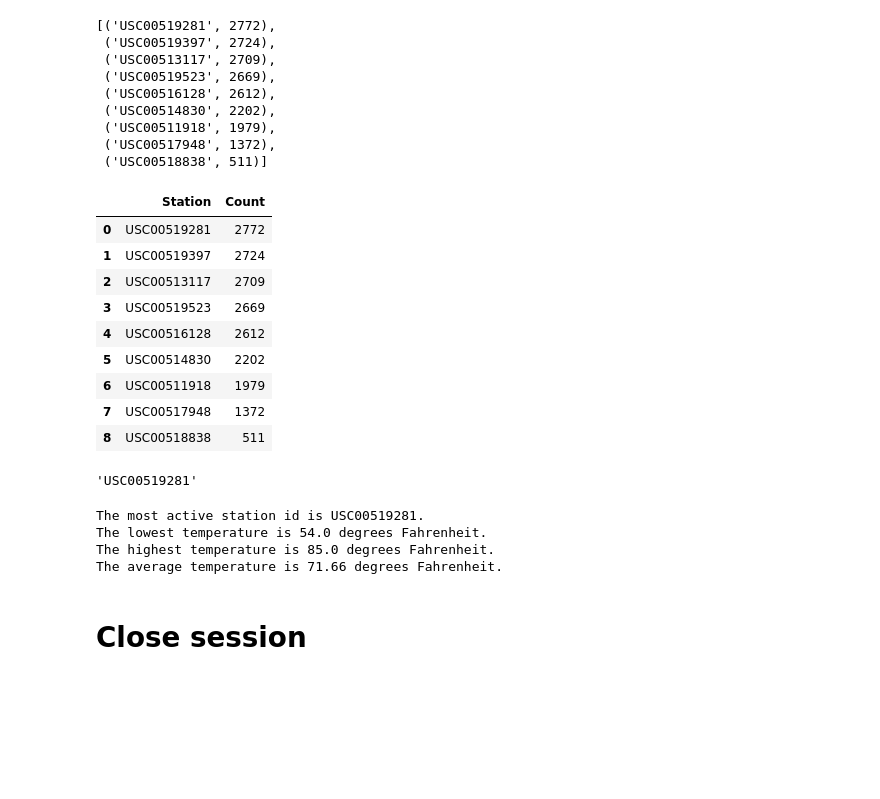
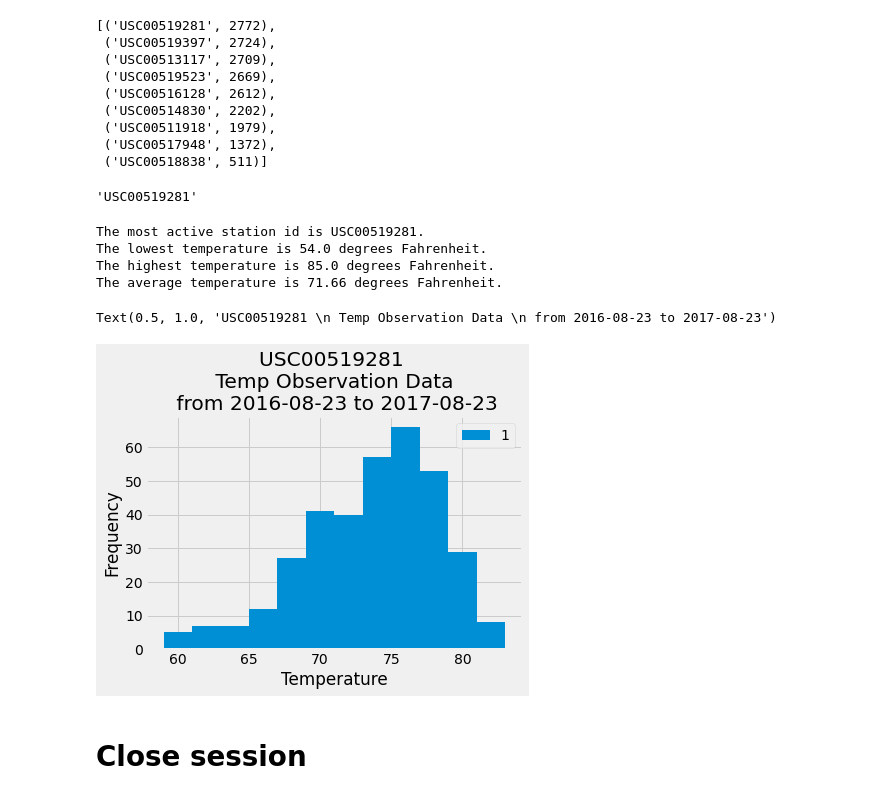
Before and after one commit to cbarraza93/sqlalchemy-challenge, a Jupyter notebook: climate_starter.ipynb, the cells around one changed output. Cells and saved outputs as stored; diff of their text form; code cells hidden in the pictures; blank space fills up the shorter version.

```diff
--- a/climate_starter.ipynb
+++ b/climate_starter.ipynb
@@ -152,22 +152,8 @@ top_stations
  ('USC00518838', 511)]
 # %%
 topstations_df = pd.DataFrame(top_stations, columns=['Station','Count'])
-topstations_df
+most_active = topstations_df.iloc[0].Station
+most_active
 # %% [output]
-|  | Station | Count |
-| 0 | USC00519281 | 2772 |
-| 1 | USC00519397 | 2724 |
-| 2 | USC00513117 | 2709 |
-| 3 | USC00519523 | 2669 |
-| 4 | USC00516128 | 2612 |
-| 5 | USC00514830 | 2202 |
-| 6 | USC00511918 | 1979 |
-| 7 | USC00517948 | 1372 |
-| 8 | USC00518838 | 511 |
+'USC00519281'
-# %%
-# Using the most active station id from the previous query, calculate the lowest, highest, and average temperature.
-most_active = topstations_df.iloc[0].Station
-most_active
-# %% [output]
-'USC00519281'
 # %%
@@ -185,6 +172,19 @@ The average temperature is 71.66 degrees Fahrenheit.
 # %%
 # Using the most active station id
 # Query the last 12 months of temperature observation data for this station and plot the results as a histogram
+activelastyr = session.query(measure.date, measure.tobs).filter_by(station = f'{most_active}').\
+    filter(measure.date >= year_ago).all()
+
+# Create dataframe for plotting histogram
+activeyrdf = pd.DataFrame(activelastyr)
+
+# Create the histogram
+activeyrdf.plot(kind = "hist", bins = 12)
+plt.xlabel('Temperature')
+plt.title(f'{most_active} \n Temp Observation Data \n from {year_ago} to {lastdate}')
+# %% [output]
+Text(0.5, 1.0, 'USC00519281 \n Temp Observation Data \n from 2016-08-23 to 2017-08-23')
+[figure, added]
 # %% [markdown]
 # Close session
 # %%
```
Also changed, not shown: parts of 1 cell of this notebook.
